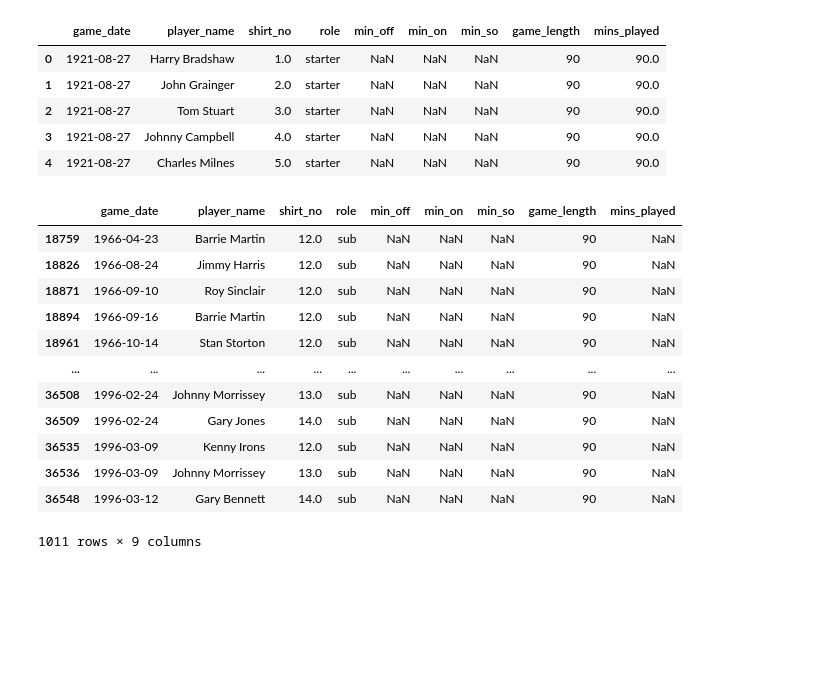
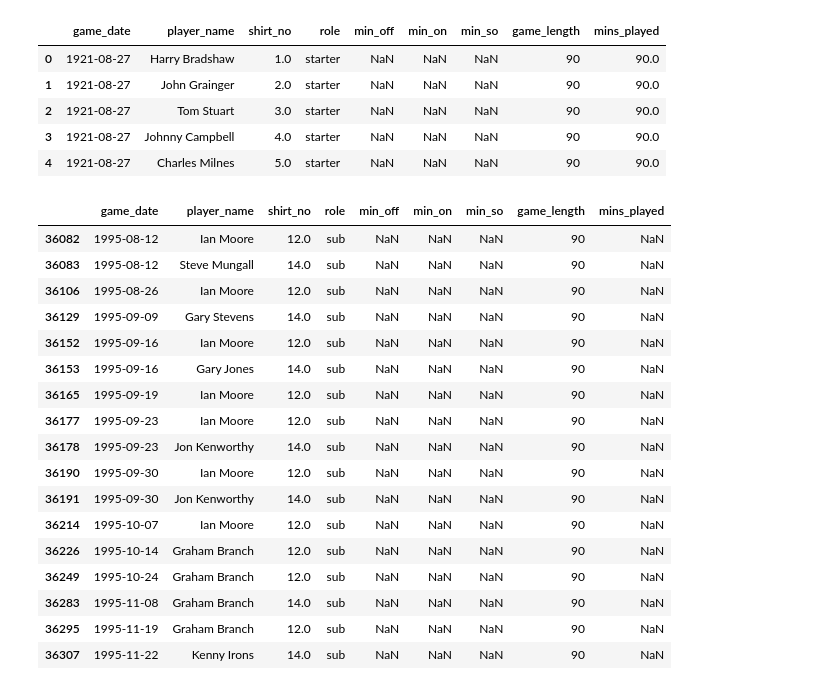
Before and after one commit to petebrown/pre-2023-data-prep, a Jupyter notebook: data-pipeline-prep.ipynb, the cells around one changed output. Cells and saved outputs as stored; diff of their text form; code cells hidden in the pictures; blank space fills up the shorter version.

```diff
--- a/data-pipeline-prep.ipynb
+++ b/data-pipeline-prep.ipynb
@@ -819,18 +819,23 @@ player_events.head()
 | 3 | 1921-08-27 | Johnny Campbell | 4.0 | starter | NaN | NaN | NaN | 90 | 90.0 |
 | 4 | 1921-08-27 | Charles Milnes | 5.0 | starter | NaN | NaN | NaN | 90 | 90.0 |
 # %%
-player_events[(player_events.role == "sub") & (np.isnan(player_events.min_on))]
+player_events[(player_events.role == "sub") & (np.isnan(player_events.min_on))].tail(17)
 # %% [output]
 |  | game_date | player_name | shirt_no | role | min_off | min_on | min_so | game_length | mins_played |
-| 18759 | 1966-04-23 | Barrie Martin | 12.0 | sub | NaN | NaN | NaN | 90 | NaN |
-| 18826 | 1966-08-24 | Jimmy Harris | 12.0 | sub | NaN | NaN | NaN | 90 | NaN |
-| 18871 | 1966-09-10 | Roy Sinclair | 12.0 | sub | NaN | NaN | NaN | 90 | NaN |
-| 18894 | 1966-09-16 | Barrie Martin | 12.0 | sub | NaN | NaN | NaN | 90 | NaN |
-| 18961 | 1966-10-14 | Stan Storton | 12.0 | sub | NaN | NaN | NaN | 90 | NaN |
-| ... | ... | ... | ... | ... | ... | ... | ... | ... | ... |
-| 36508 | 1996-02-24 | Johnny Morrissey | 13.0 | sub | NaN | NaN | NaN | 90 | NaN |
-| 36509 | 1996-02-24 | Gary Jones | 14.0 | sub | NaN | NaN | NaN | 90 | NaN |
-| 36535 | 1996-03-09 | Kenny Irons | 12.0 | sub | NaN | NaN | NaN | 90 | NaN |
-| 36536 | 1996-03-09 | Johnny Morrissey | 13.0 | sub | NaN | NaN | NaN | 90 | NaN |
-| 36548 | 1996-03-12 | Gary Bennett | 14.0 | sub | NaN | NaN | NaN | 90 | NaN |
+| 36082 | 1995-08-12 | Ian Moore | 12.0 | sub | NaN | NaN | NaN | 90 | NaN |
+| 36083 | 1995-08-12 | Steve Mungall | 14.0 | sub | NaN | NaN | NaN | 90 | NaN |
+| 36106 | 1995-08-26 | Ian Moore | 12.0 | sub | NaN | NaN | NaN | 90 | NaN |
+| 36129 | 1995-09-09 | Gary Stevens | 14.0 | sub | NaN | NaN | NaN | 90 | NaN |
+| 36152 | 1995-09-16 | Ian Moore | 12.0 | sub | NaN | NaN | NaN | 90 | NaN |
+| 36153 | 1995-09-16 | Gary Jones | 14.0 | sub | NaN | NaN | NaN | 90 | NaN |
+| 36165 | 1995-09-19 | Ian Moore | 12.0 | sub | NaN | NaN | NaN | 90 | NaN |
+| 36177 | 1995-09-23 | Ian Moore | 12.0 | sub | NaN | NaN | NaN | 90 | NaN |
+| 36178 | 1995-09-23 | Jon Kenworthy | 14.0 | sub | NaN | NaN | NaN | 90 | NaN |
+| 36190 | 1995-09-30 | Ian Moore | 12.0 | sub | NaN | NaN | NaN | 90 | NaN |
+| 36191 | 1995-09-30 | Jon Kenworthy | 14.0 | sub | NaN | NaN | NaN | 90 | NaN |
+| 36214 | 1995-10-07 | Ian Moore | 12.0 | sub | NaN | NaN | NaN | 90 | NaN |
+| 36226 | 1995-10-14 | Graham Branch | 12.0 | sub | NaN | NaN | NaN | 90 | NaN |
+| 36249 | 1995-10-24 | Graham Branch | 12.0 | sub | NaN | NaN | NaN | 90 | NaN |
+| 36283 | 1995-11-08 | Graham Branch | 14.0 | sub | NaN | NaN | NaN | 90 | NaN |
+| 36295 | 1995-11-19 | Graham Branch | 12.0 | sub | NaN | NaN | NaN | 90 | NaN |
+| 36307 | 1995-11-22 | Kenny Irons | 14.0 | sub | NaN | NaN | NaN | 90 | NaN |
-1011 rows × 9 columns
```
Also changed, not shown: 4 other files.
